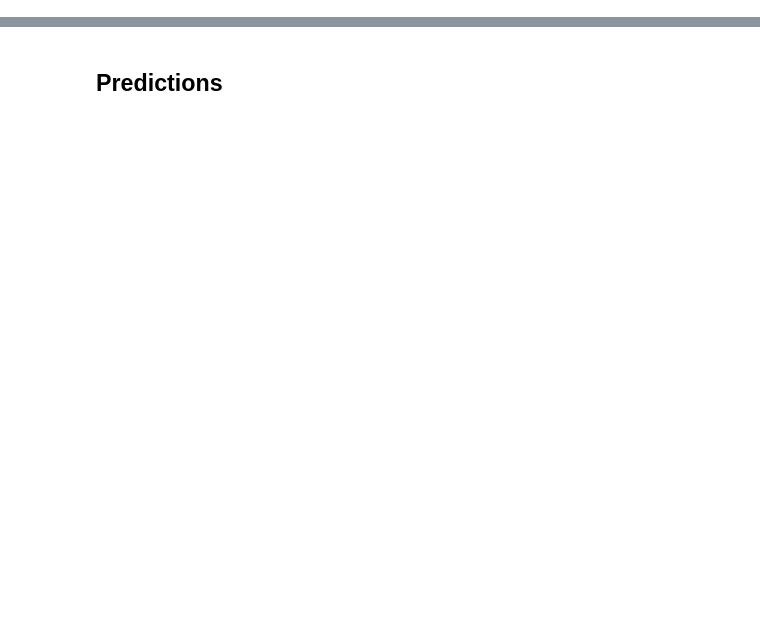
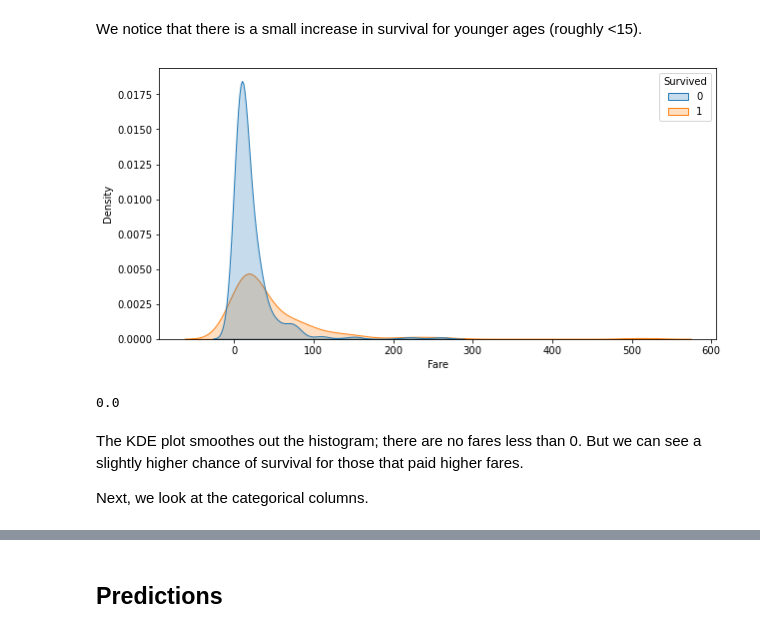
Before and after one commit to n-sachdeva/titanic, a Jupyter notebook: titanic.ipynb, the cells around one changed output, grey strips where cells are left out. Cells and saved outputs as stored; diff of their text form; code cells hidden in the pictures; blank space fills up the shorter version.

```diff
--- a/titanic.ipynb
+++ b/titanic.ipynb
@@ -177,0 +52,15 @@ output == output_old
+# %% [markdown]
+We notice that there is a small increase in survival for younger ages (roughly <15).
+# %%
+fig, ax = plt.subplots(figsize=(10,5))
+sns.kdeplot(data=train_data,x='Fare',shade=True,hue='Survived');
+# %% [output]
+[figure, added]
+# %%
+min(train_data['Fare'])
+# %% [output]
+0.0
+# %% [markdown]
+The KDE plot smoothes out the histogram; there are no fares less than 0. But we can see a slightly higher chance of survival for those that paid higher fares.
+
+Next, we look at the categorical columns.
```
Also changed, not shown: parts of 78 cells of this notebook, 1 other file.
